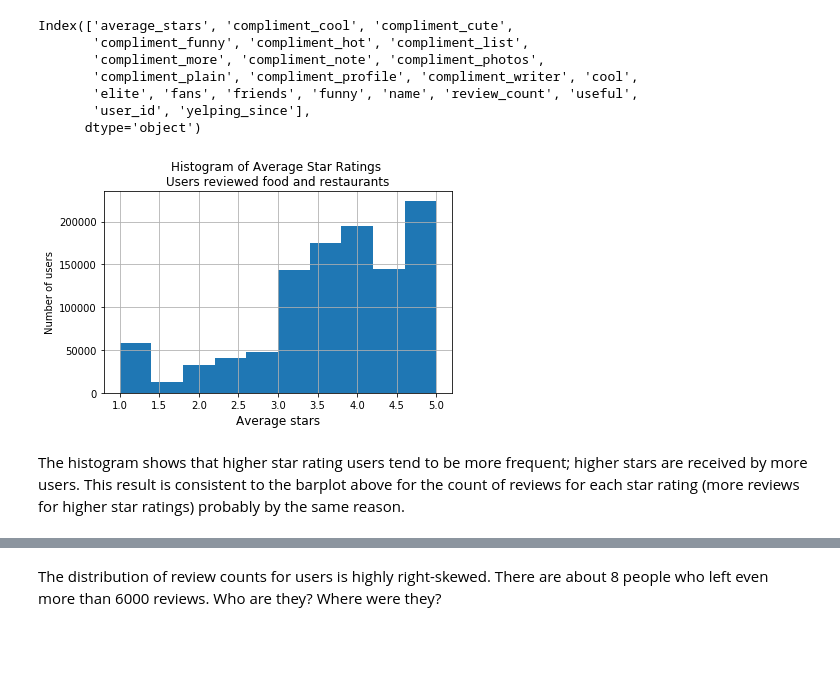
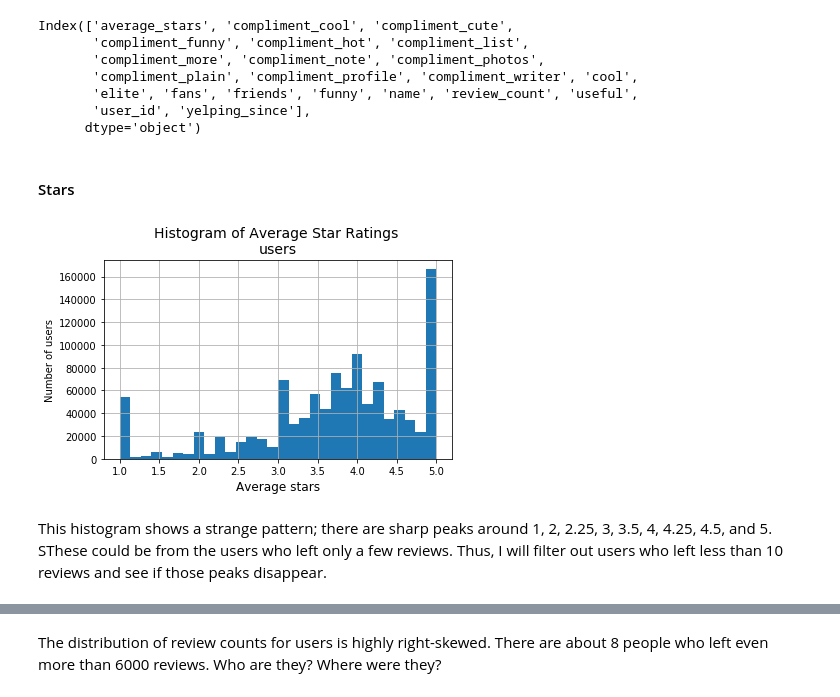
Before and after one commit to math470/Springboard_Capstone_Project_2, a Jupyter notebook: Yelp EDA.ipynb, the cells around one changed output, grey strips where cells are left out. Cells and saved outputs as stored; diff of their text form; code cells hidden in the pictures; blank space fills up the shorter version.

```diff
--- a/Yelp EDA.ipynb
+++ b/Yelp EDA.ipynb
@@ -596,15 +775,17 @@ Index(['average_stars', 'compliment_cool', 'compliment_cute',
       dtype='object')
 # %%
 #users.describe()
+# %% [markdown]
+#### Stars
 # %%
-users.average_stars.hist(bins=10)
-plt.title("Histogram of Average Star Ratings \nUsers reviewed food and restaurants")
+users.average_stars.hist(bins=30)
+plt.title("Histogram of Average Star Ratings \nusers", size=14)
 plt.ylabel('Number of users')
 plt.xlabel('Average stars', fontsize=12)
 plt.tight_layout() # need for savefig
 plt.savefig("star_counts_users.png",format="png", dpi=300)
 plt.show()
 # %% [output]
-[figure, old version]
+[figure, new version]
-# %% [markdown]
-The histogram shows that higher star rating users tend to be more frequent; higher stars are received by more users. This result is consistent to the barplot above for the count of reviews for each star rating (more reviews for higher star ratings) probably by the same reason.
+# %% [markdown]
+This histogram shows a strange pattern; there are sharp peaks around 1, 2, 2.25, 3, 3.5, 4, 4.25, 4.5, and 5. SThese could be from the users who left only a few reviews. Thus, I will filter out users who left less than 10 reviews and see if those peaks disappear.
```
Also changed, not shown: parts of 60 cells of this notebook, 1 other file.
